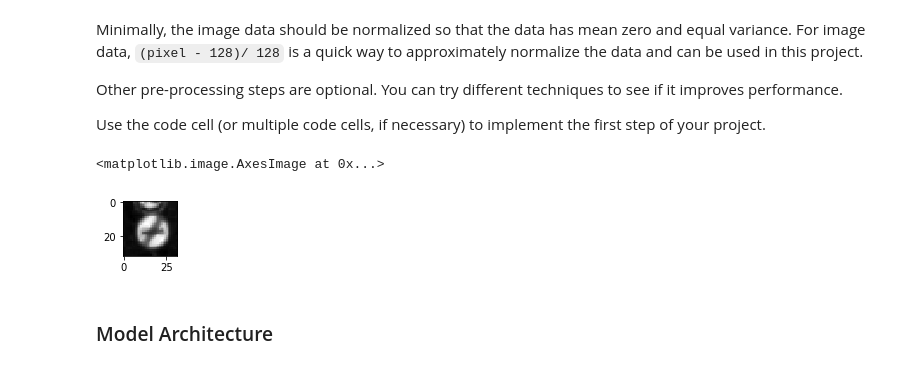
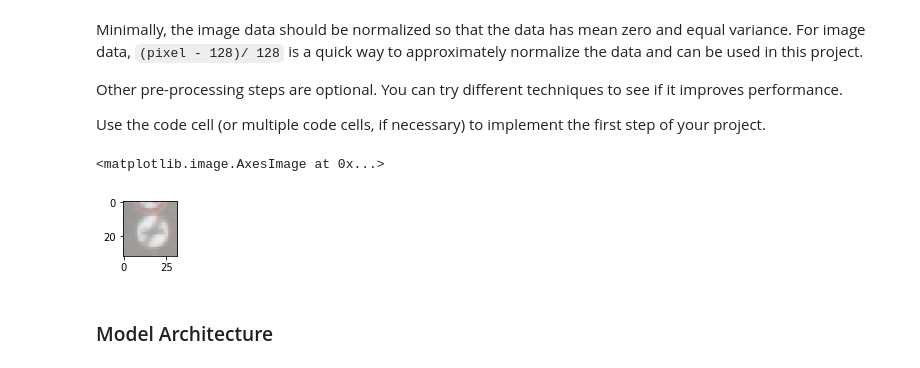
Before and after one commit to satoshikumano/CarND-TrafficSignClassifier-Submission, a Jupyter notebook: Traffic_Sign_Classifier.ipynb, the cells around one changed output. Drawn from its saved outputs; the diff is of its cells as text; code cells hidden in the pictures.

```diff
--- a/Traffic_Sign_Classifier.ipynb
+++ b/Traffic_Sign_Classifier.ipynb
@@ -124,0 +126,12 @@ print(y_train[index])
+# %%
+import numpy as np
+%matplotlib inline
+u = np.unique(y_train, return_counts=True)
+
+y = u[1]
+x = u[0]
+
+plt.ylabel('Number')
+plt.xlabel('Class')
+plt.title('Number of training data classes')
+plt.bar(x, y, color="blue")
@@ -186,35 +203,36 @@ Use the code cell (or multiple code cells, if necessary) to implement the first
 # %%
 import numpy as np
 ### Preprocess the data here. It is required to normalize the data. Other preprocessing steps could include
 ### converting to grayscale, etc.
 ### Feel free to use as many code cells as needed.
 
 %matplotlib inline
 plt.figure(figsize=(1, 1))
 
 targets = [X_train, X_valid, X_test]
 
 pixel_depth = 255.0
 
 new_targets = []
 for ds in targets:
     temp = []
     for idx, x in enumerate(ds):
-        gray = np.mean(x, axis=2)
-        t = (gray.astype(float) - pixel_depth/2) / pixel_depth
-        t2 = np.expand_dims(t, 2)
-#        t = (x.astype(float) - pixel_depth/2) / pixel_depth
-        temp.append(t2)
+        #gray = np.mean(x, axis=2)
+        #t = (gray.astype(float) - pixel_depth/2) / pixel_depth
+        #t2 = np.expand_dims(t, 2)
+        t = (x.astype(float) - pixel_depth/2) / pixel_depth
+        temp.append(t)
     new_targets.append(temp)
 
 X_train = new_targets[0]
 X_valid = new_targets[1]
 X_test = new_targets[2]
 
-plt.imshow(X_train[0].squeeze(), cmap='gray')
+#plt.imshow(X_train[0].squeeze(), cmap='gray')
+plt.imshow(X_train[0])
 # %% [output]
 <matplotlib.image.AxesImage at 0x...>
-[figure, old version]
+[figure, new version]
 # %% [markdown]
 ### Model Architecture
 # %%
```
Also changed, not shown: parts of 14 cells of this notebook.
